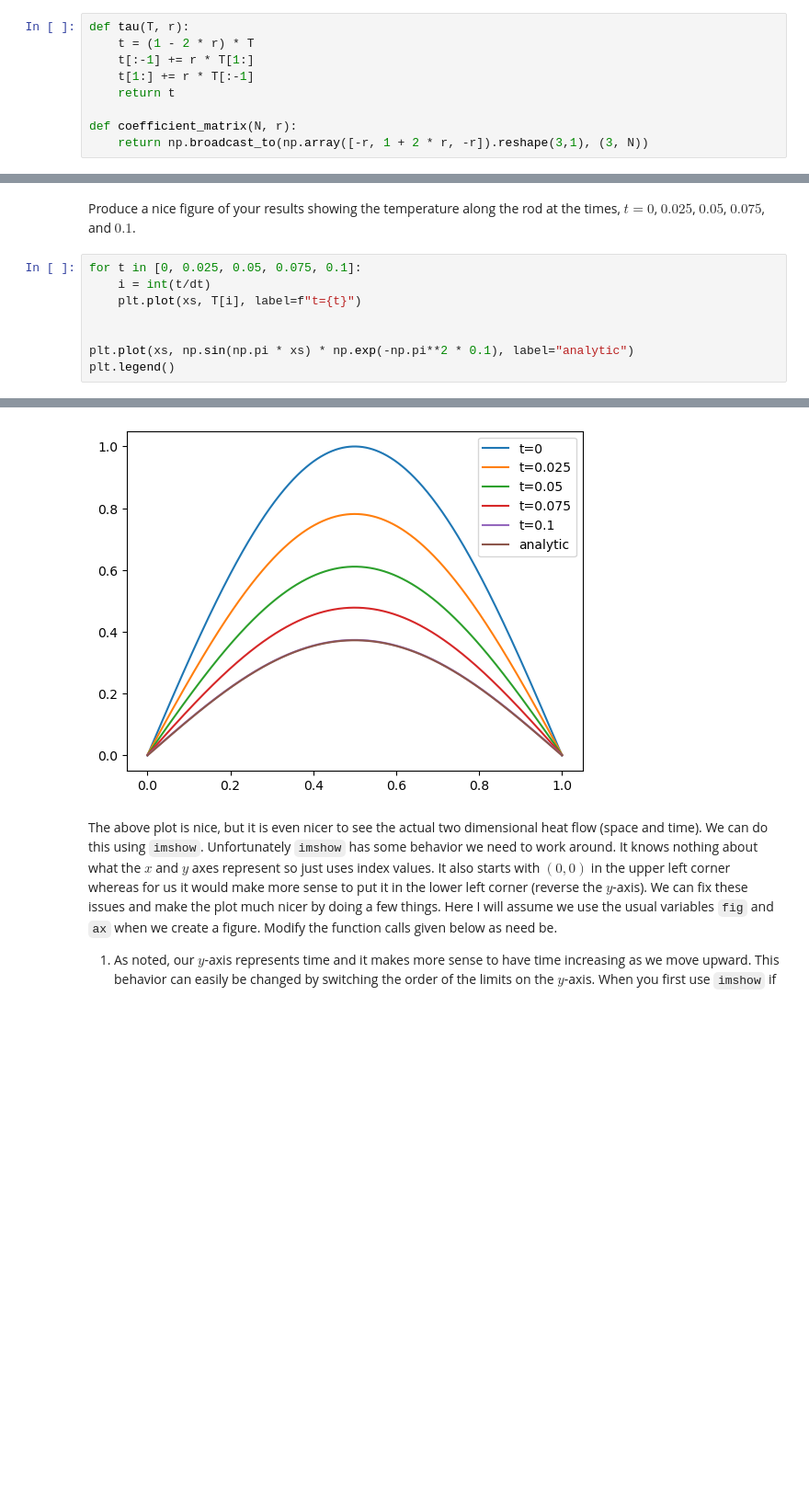
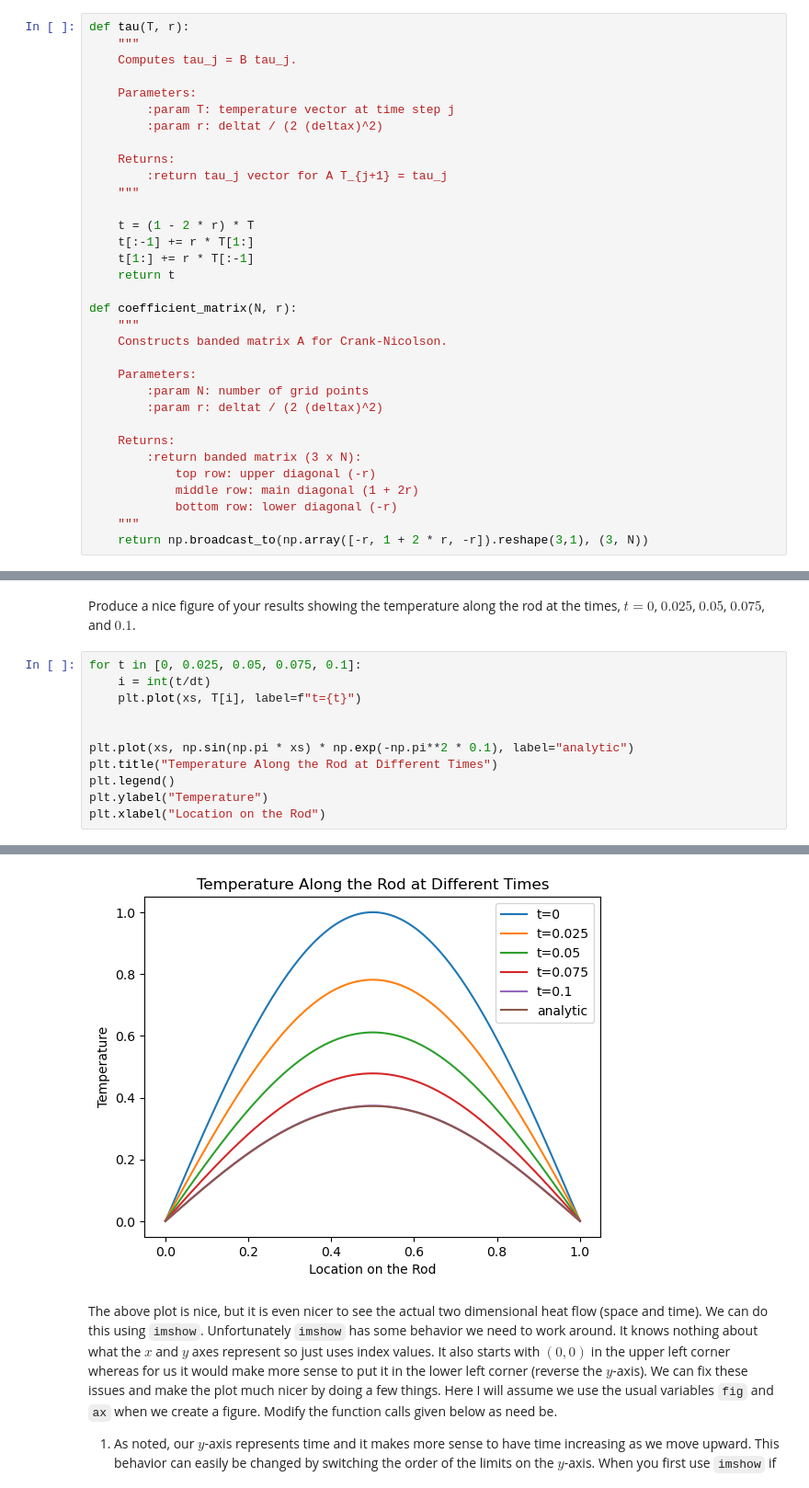
Before and after one commit to SerenaLynas/p250-spring-2026, a Jupyter notebook: labs/Lab07.ipynb, the cells around one changed output, grey strips where cells are left out. Shown at 92% size. Drawn from its saved outputs; the diff is of its cells as text; blank space fills up the shorter version.

```diff
--- a/labs/Lab07.ipynb
+++ b/labs/Lab07.ipynb
@@ -41,12 +41,36 @@ Further, we discussed solving this system using `scipy.linalg.solve_banded`. We
 Copy the useful results from the prelab. In particular, your functions for calculating $\vec\tau_j$ and the coefficient matrix should be included here.
 # %%
 def tau(T, r):
+    """
+    Computes tau_j = B tau_j.
+
+    Parameters:
+        :param T: temperature vector at time step j
+        :param r: deltat / (2 (deltax)^2)
+
+    Returns:
+        :return tau_j vector for A T_{j+1} = tau_j
+    """
+
     t = (1 - 2 * r) * T
     t[:-1] += r * T[1:]
     t[1:] += r * T[:-1]
     return t
 
 def coefficient_matrix(N, r):
+    """
+    Constructs banded matrix A for Crank-Nicolson.
+
+    Parameters:
+        :param N: number of grid points
+        :param r: deltat / (2 (deltax)^2)
+
+    Returns:
+        :return banded matrix (3 x N):
+            top row: upper diagonal (-r)
+            middle row: main diagonal (1 + 2r)
+            bottom row: lower diagonal (-r)
+    """
     return np.broadcast_to(np.array([-r, 1 + 2 * r, -r]).reshape(3,1), (3, N))
 # %% [markdown]
 ## Test Case
@@ -115,5 +118,8 @@ for t in [0, 0.025, 0.05, 0.075, 0.1]:
 
 
 plt.plot(xs, np.sin(np.pi * xs) * np.exp(-np.pi**2 * 0.1), label="analytic")
+plt.title("Temperature Along the Rod at Different Times")
 plt.legend()
+plt.ylabel("Temperature")
+plt.xlabel("Location on the Rod")
 # %% [output]
@@ -121,4 +127,4 @@ plt.legend()
-[figure, old version]
+[figure, new version]
 # %% [markdown]
 The above plot is nice, but it is even nicer to see the actual two dimensional heat flow (space and time).
 We can do this using `imshow`.
```
Also changed, not shown: parts of 6 cells of this notebook.
